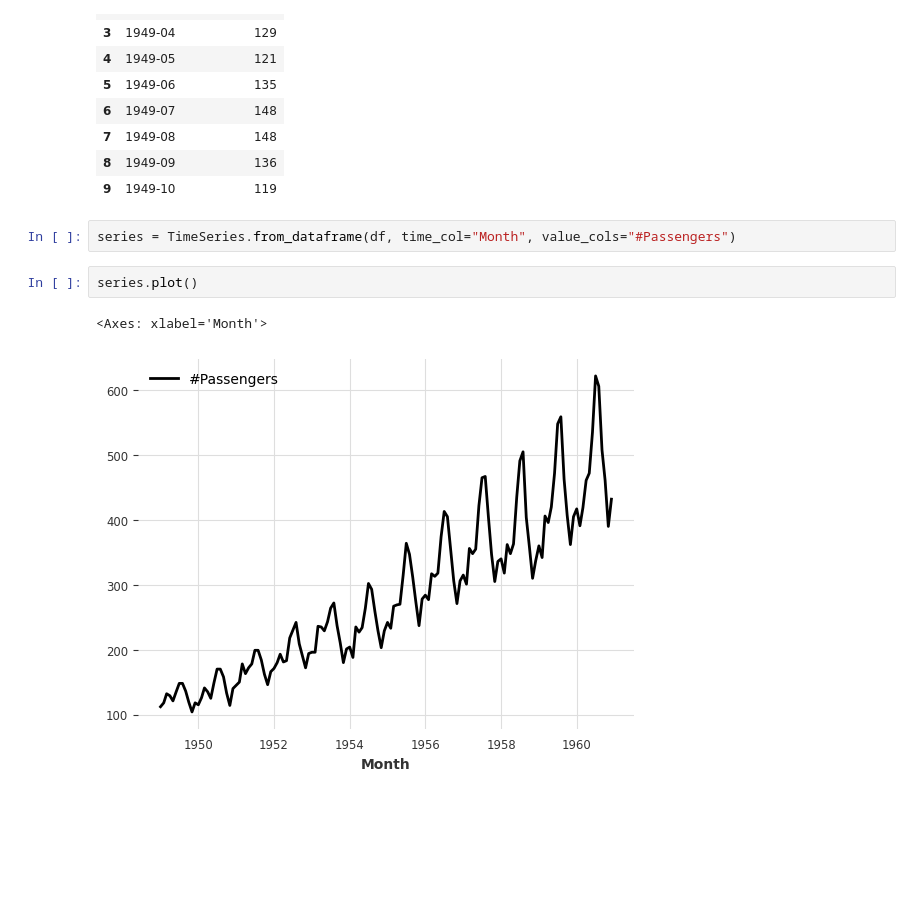
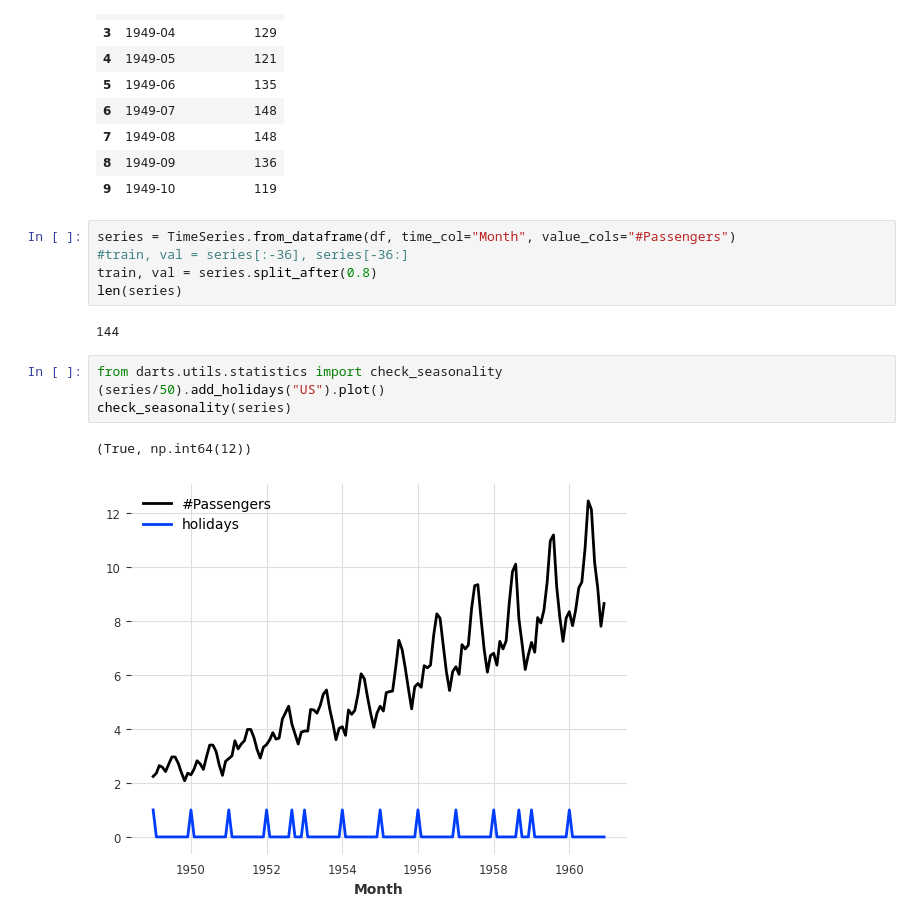
Before and after one commit to Marko-Pyeshchyk/darts-test, a Jupyter notebook: notebook/test.ipynb, the cells around one changed output. Cells and saved outputs as stored; diff of their text form; blank space fills up the shorter version.

```diff
--- a/notebook/test.ipynb
+++ b/notebook/test.ipynb
@@ -24,8 +20,15 @@ df.head(10)
 | 9 | 1949-10 | 119 |
 # %%
 series = TimeSeries.from_dataframe(df, time_col="Month", value_cols="#Passengers")
+#train, val = series[:-36], series[-36:]
+train, val = series.split_after(0.8)
+len(series)
+# %% [output]
+144
 # %%
-series.plot()
+from darts.utils.statistics import check_seasonality
+(series/50).add_holidays("US").plot()
+check_seasonality(series)
 # %% [output]
-<Axes: xlabel='Month'>
+(True, np.int64(12))
-[figure, old version]
+[figure, new version]
```
Also changed, not shown: parts of 8 cells of this notebook.
